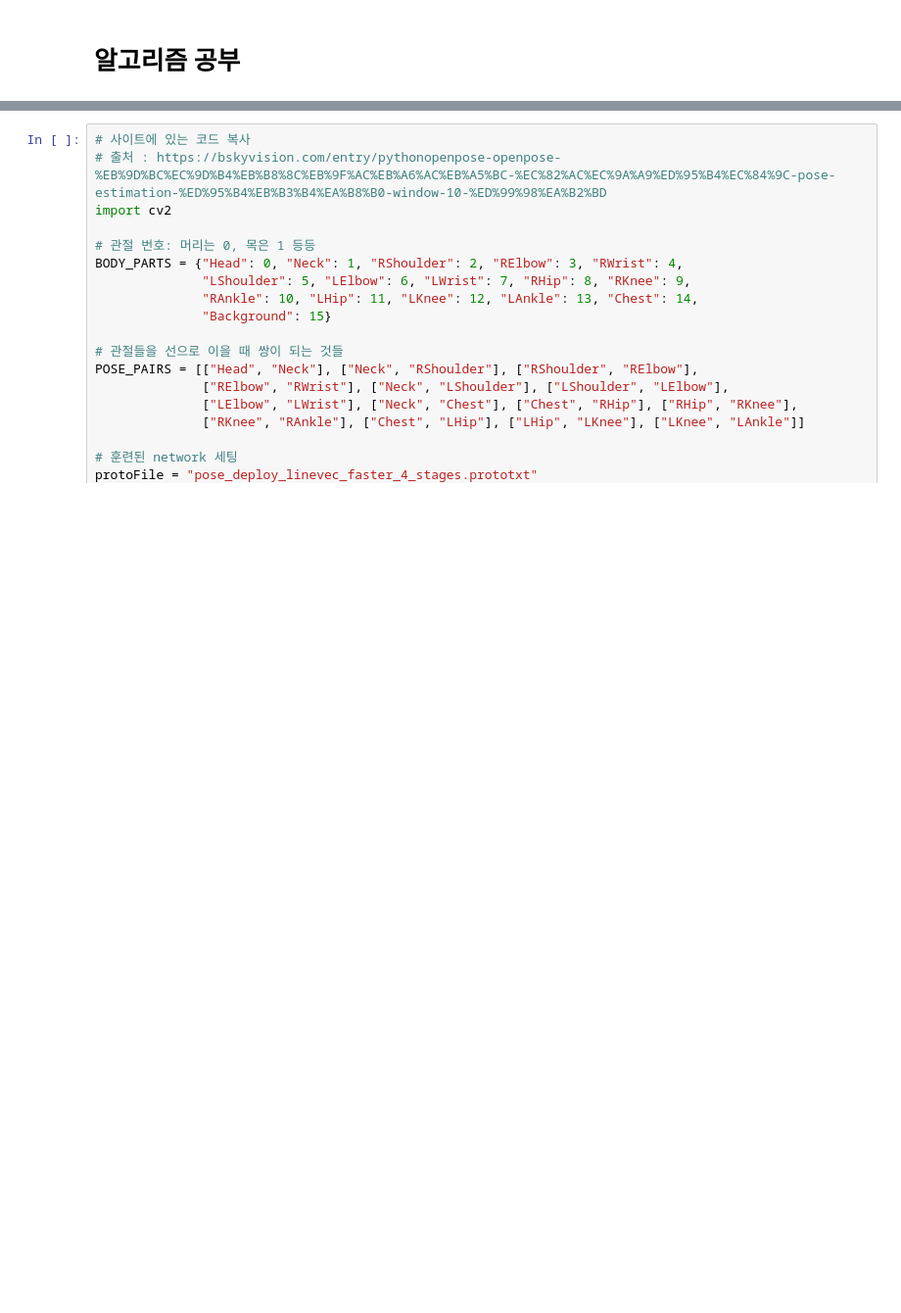
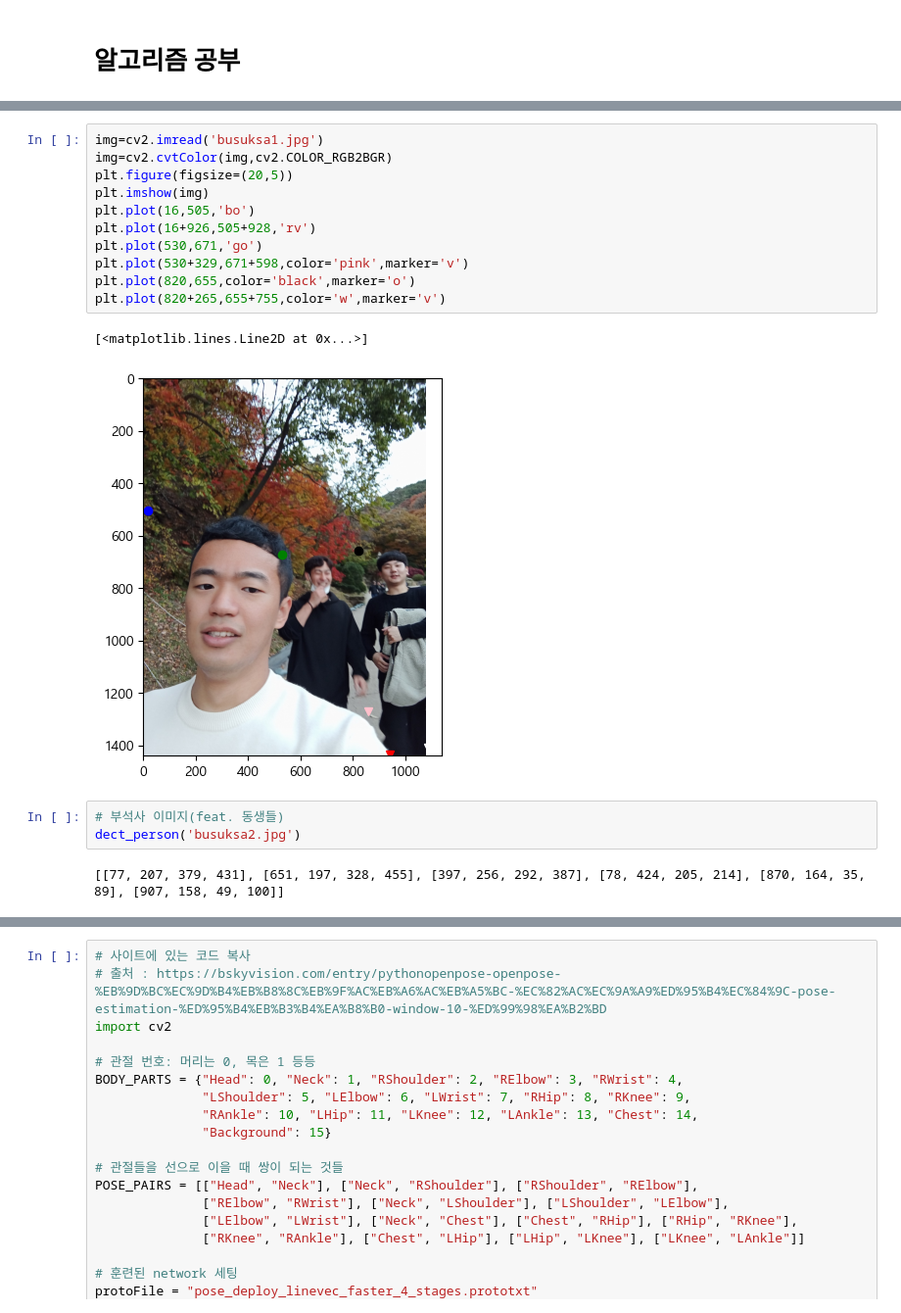
Before and after one commit to zollbam/bigdata, a Jupyter notebook: com_project/code/openpose.ipynb, the cells around one changed output, grey strips where cells are left out. Shown at 98% size. Drawn from its saved outputs; the diff is of its cells as text; blank space fills up the shorter version.

```diff
--- a/com_project/code/openpose.ipynb
+++ b/com_project/code/openpose.ipynb
@@ -161,0 +187,19 @@ AttributeError: 'NoneType' object has no attribute 'shape'
+# %%
+img=cv2.imread('busuksa1.jpg')
+img=cv2.cvtColor(img,cv2.COLOR_RGB2BGR)
+plt.figure(figsize=(20,5))
+plt.imshow(img)
+plt.plot(16,505,'bo')
+plt.plot(16+926,505+928,'rv')
+plt.plot(530,671,'go')
+plt.plot(530+329,671+598,color='pink',marker='v')
+plt.plot(820,655,color='black',marker='o')
+plt.plot(820+265,655+755,color='w',marker='v')
+# %% [output]
+[<matplotlib.lines.Line2D at 0x...>]
+[figure, added]
+# %%
+# 부석사 이미지(feat. 동생들)
+dect_person('busuksa2.jpg')
+# %% [output]
+[[77, 207, 379, 431], [651, 197, 328, 455], [397, 256, 292, 387], [78, 424, 205, 214], [870, 164, 35, 89], [907, 158, 49, 100]]
```
Also changed, not shown: parts of 39 cells of this notebook, 10 other files.
